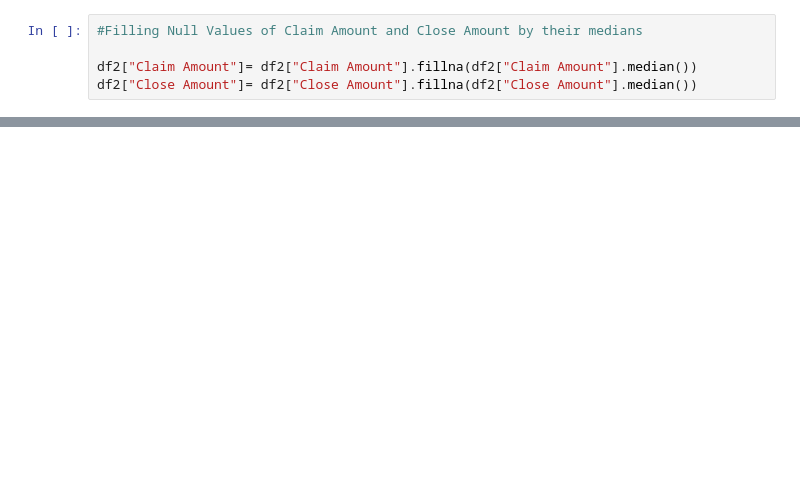
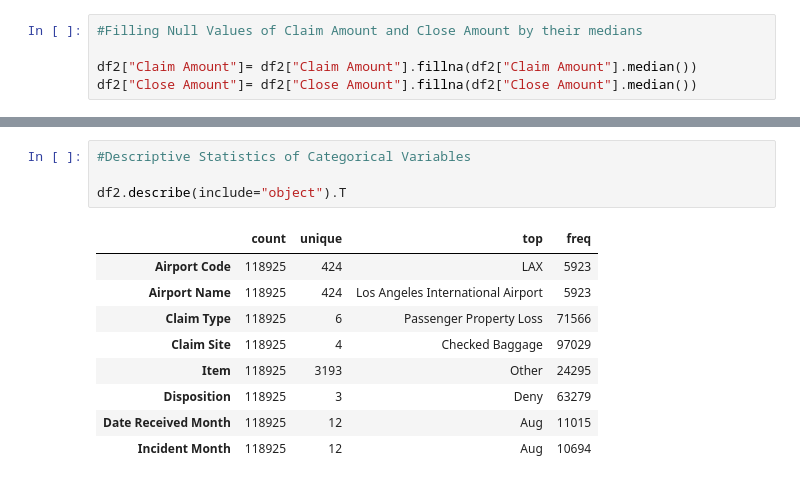
Before and after one commit to btokoli/Risk-Radar-Clustering-Airports-by-Claim-Patterns-to-Spotlight-High-Risk-Hubs, a Jupyter notebook: airportAnalysis.ipynb, the cells around one changed output, grey strips where cells are left out. Drawn from its saved outputs; the diff is of its cells as text; blank space fills up the shorter version.

```diff
--- a/airportAnalysis.ipynb
+++ b/airportAnalysis.ipynb
@@ -317,0 +300,14 @@ df2.describe().T
+# %%
+#Descriptive Statistics of Categorical Variables
+
+df2.describe(include="object").T
+# %% [output]
+|  | count | unique | top | freq |
+| Airport Code | 118925 | 424 | LAX | 5923 |
+| Airport Name | 118925 | 424 | Los Angeles International Airport | 5923 |
+| Claim Type | 118925 | 6 | Passenger Property Loss | 71566 |
+| Claim Site | 118925 | 4 | Checked Baggage | 97029 |
+| Item | 118925 | 3193 | Other | 24295 |
+| Disposition | 118925 | 3 | Deny | 63279 |
+| Date Received Month | 118925 | 12 | Aug | 11015 |
+| Incident Month | 118925 | 12 | Aug | 10694 |
```
Also changed, not shown: parts of 29 cells of this notebook.
